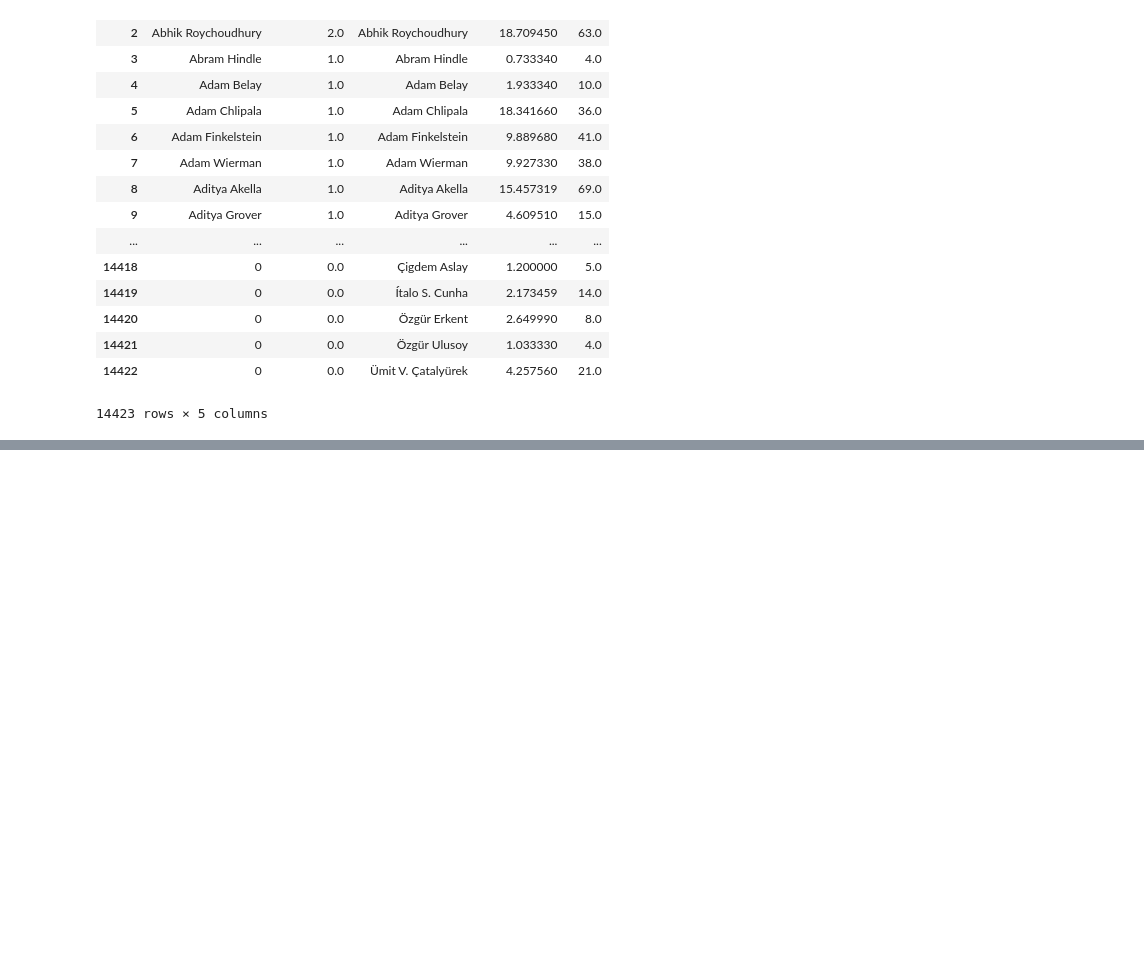
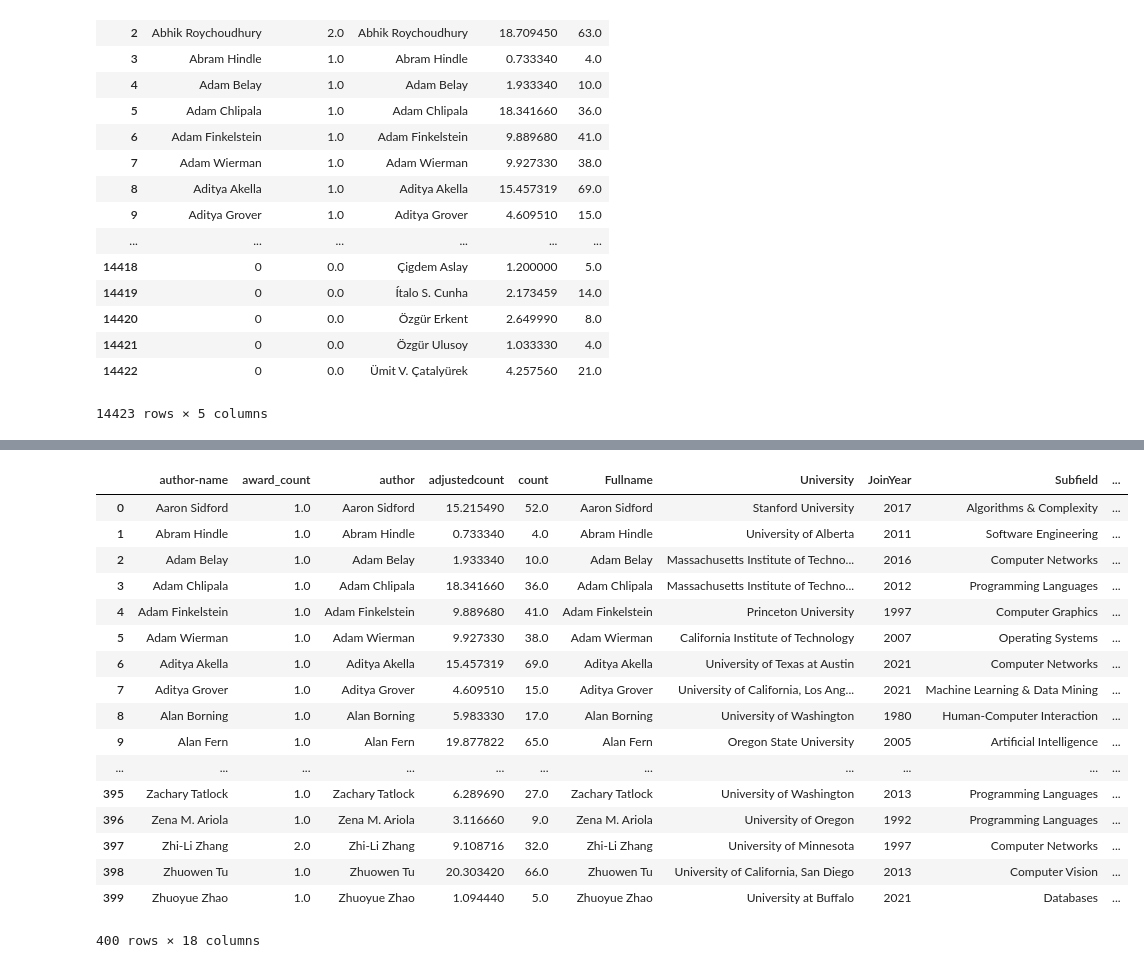
Before and after one commit to n8kim1/bright-future, a Jupyter notebook: src/Best Paper Prediction.ipynb, the cells around one changed output, grey strips where cells are left out. Saved outputs shown, nothing was run; the diff lists cells and outputs as text; code cells hidden in the pictures; blank space fills up the shorter version.

```diff
--- a/src/Best Paper Prediction.ipynb
+++ b/src/Best Paper Prediction.ipynb
@@ -259,0 +659,22 @@ Warnings:
+# %%
+merged_df_inner = merged_df.merge(df_prof, left_on='author-name', right_on='Fullname')
+merged_df_inner
+# %% [output]
+|  | author-name | award_count | author | adjustedcount | count | Fullname | University | JoinYear | Subfield | ... |
+| 0 | Aaron Sidford | 1.0 | Aaron Sidford | 15.215490 | 52.0 | Aaron Sidford | Stanford University | 2017 | Algorithms & Complexity | ... |
+| 1 | Abram Hindle | 1.0 | Abram Hindle | 0.733340 | 4.0 | Abram Hindle | University of Alberta | 2011 | Software Engineering | ... |
+| 2 | Adam Belay | 1.0 | Adam Belay | 1.933340 | 10.0 | Adam Belay | Massachusetts Institute of Techno... | 2016 | Computer Networks | ... |
+| 3 | Adam Chlipala | 1.0 | Adam Chlipala | 18.341660 | 36.0 | Adam Chlipala | Massachusetts Institute of Techno... | 2012 | Programming Languages | ... |
+| 4 | Adam Finkelstein | 1.0 | Adam Finkelstein | 9.889680 | 41.0 | Adam Finkelstein | Princeton University | 1997 | Computer Graphics | ... |
+| 5 | Adam Wierman | 1.0 | Adam Wierman | 9.927330 | 38.0 | Adam Wierman | California Institute of Technology | 2007 | Operating Systems | ... |
+| 6 | Aditya Akella | 1.0 | Aditya Akella | 15.457319 | 69.0 | Aditya Akella | University of Texas at Austin | 2021 | Computer Networks | ... |
+| 7 | Aditya Grover | 1.0 | Aditya Grover | 4.609510 | 15.0 | Aditya Grover | University of California, Los Ang... | 2021 | Machine Learning & Data Mining | ... |
+| 8 | Alan Borning | 1.0 | Alan Borning | 5.983330 | 17.0 | Alan Borning | University of Washington | 1980 | Human-Computer Interaction | ... |
+| 9 | Alan Fern | 1.0 | Alan Fern | 19.877822 | 65.0 | Alan Fern | Oregon State University | 2005 | Artificial Intelligence | ... |
+| ... | ... | ... | ... | ... | ... | ... | ... | ... | ... | ... |
+| 395 | Zachary Tatlock | 1.0 | Zachary Tatlock | 6.289690 | 27.0 | Zachary Tatlock | University of Washington | 2013 | Programming Languages | ... |
+| 396 | Zena M. Ariola | 1.0 | Zena M. Ariola | 3.116660 | 9.0 | Zena M. Ariola | University of Oregon | 1992 | Programming Languages | ... |
+| 397 | Zhi-Li Zhang | 2.0 | Zhi-Li Zhang | 9.108716 | 32.0 | Zhi-Li Zhang | University of Minnesota | 1997 | Computer Networks | ... |
+| 398 | Zhuowen Tu | 1.0 | Zhuowen Tu | 20.303420 | 66.0 | Zhuowen Tu | University of California, San Diego | 2013 | Computer Vision | ... |
+| 399 | Zhuoyue Zhao | 1.0 | Zhuoyue Zhao | 1.094440 | 5.0 | Zhuoyue Zhao | University at Buffalo | 2021 | Databases | ... |
+400 rows × 18 columns
```
Also changed, not shown: parts of 36 cells of this notebook.
